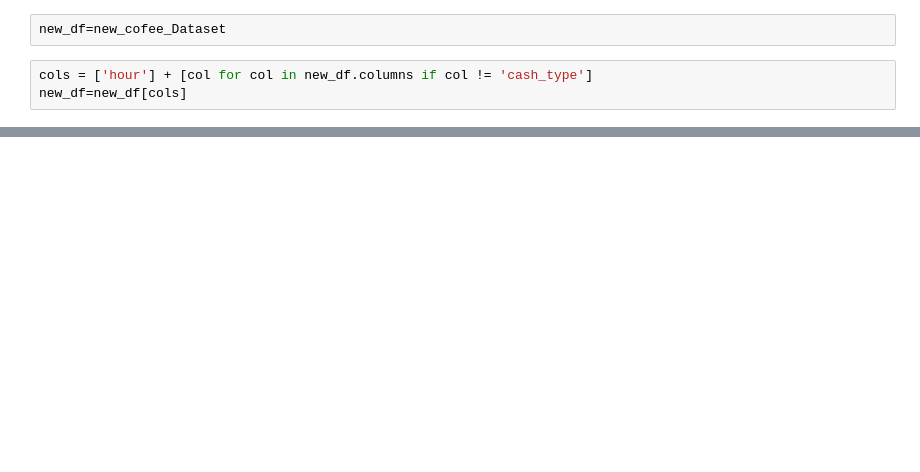
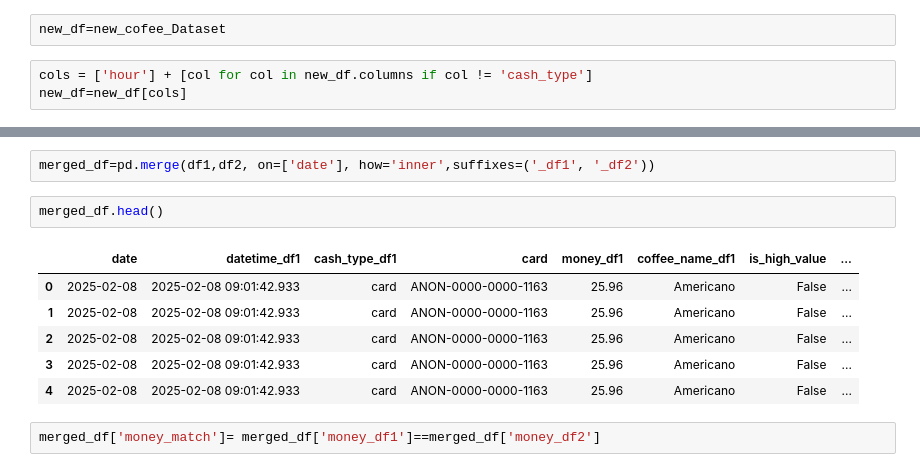
Before and after one commit to eThird/Da-practice, a Jupyter notebook: Notebooks/Untitled.ipynb, the cells around one changed output, grey strips where cells are left out. Saved outputs shown, nothing was run; the diff lists cells and outputs as text; blank space fills up the shorter version.

```diff
--- a/Notebooks/Untitled.ipynb
+++ b/Notebooks/Untitled.ipynb
@@ -452,0 +497,13 @@ new_df.head()
+# %%
+merged_df=pd.merge(df1,df2, on=['date'], how='inner',suffixes=('_df1', '_df2'))
+# %%
+merged_df.head()
+# %% [output]
+|  | date | datetime_df1 | cash_type_df1 | card | money_df1 | coffee_name_df1 | is_high_value | ... |
+| 0 | 2025-02-08 | 2025-02-08 09:01:42.933 | card | ANON-0000-0000-1163 | 25.96 | Americano | False | ... |
+| 1 | 2025-02-08 | 2025-02-08 09:01:42.933 | card | ANON-0000-0000-1163 | 25.96 | Americano | False | ... |
+| 2 | 2025-02-08 | 2025-02-08 09:01:42.933 | card | ANON-0000-0000-1163 | 25.96 | Americano | False | ... |
+| 3 | 2025-02-08 | 2025-02-08 09:01:42.933 | card | ANON-0000-0000-1163 | 25.96 | Americano | False | ... |
+| 4 | 2025-02-08 | 2025-02-08 09:01:42.933 | card | ANON-0000-0000-1163 | 25.96 | Americano | False | ... |
+# %%
+merged_df['money_match']= merged_df['money_df1']==merged_df['money_df2']
```
Also changed, not shown: parts of 14 cells of this notebook.
